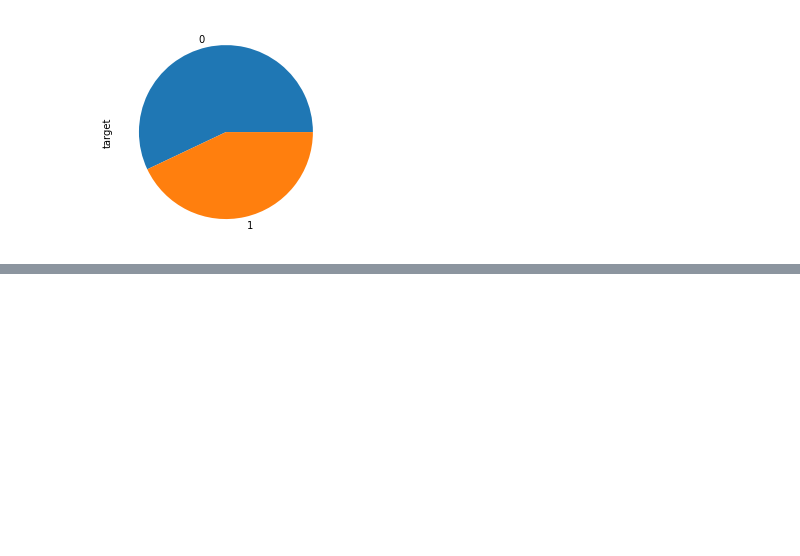
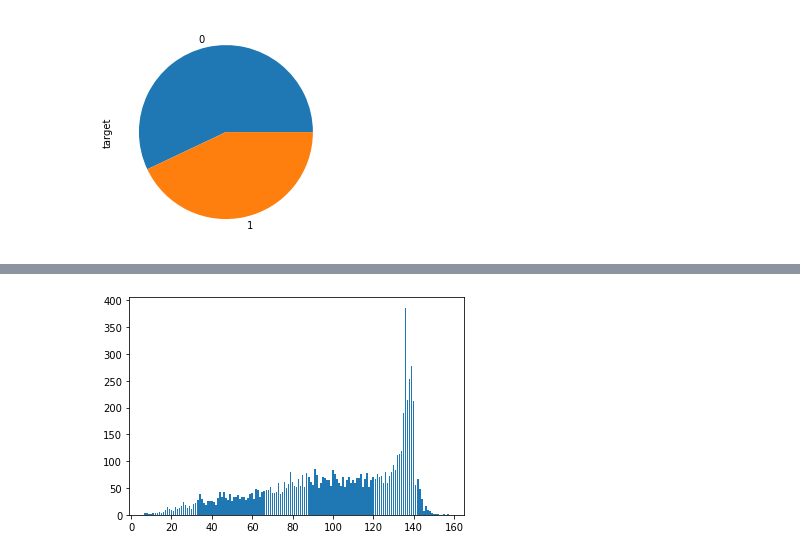
Before and after one commit to SamMatt87/kaggle-disaster-tweets, a Jupyter notebook: Exploration/Exploration.ipynb, the cells around one changed output, grey strips where cells are left out. Cells and saved outputs as stored; diff of their text form; code cells hidden in the pictures; blank space fills up the shorter version.

Commit message:
combined preprocessing steps and graphed frequencies

```diff
--- a/Exploration/Exploration.ipynb
+++ b/Exploration/Exploration.ipynb
@@ -127,0 +69,13 @@ train[['keyword','target']].value_counts().plot.bar()
+# %%
+def preprocess(data):
+    data['includes_website'] = data.text.apply(lambda x: includes_website(x))
+    data['hashtags'] = data.text.apply(lambda x: hashtags(x))
+    data['num_hashtags'] = data.hashtags.apply(lambda  x: len(x))
+    data['mentions'] = data.text.apply(lambda x: mentions(x))
+    data['num_mentions'] = data.mentions.apply(lambda x:len(x))
+    data['tweet_length'] = data.text.apply(lambda x: len(x))
+    data['clean_text'] = data.text.apply(lambda x: remove_extras(x))
+    return data
+# %%
+train=preprocess(train)
+train
@@ -149,3 +100,0 @@ remove_extras('This is#a @test ofhttp://removing extras')
-# %%
-train['clean_text'] = train.text.apply(lambda x: remove_extras(x))
-train
@@ -165,0 +101,9 @@ train
+# %%
+def generate_bar(data, column):
+    frequency = data[column].value_counts().sort_index()
+    plt.bar(frequency.keys(), frequency.values)
+    plt.show()
+# %%
+generate_bar(train,'tweet_length')
+# %% [output]
+[figure, added]
```
Also changed, not shown: parts of 11 cells of this notebook.
